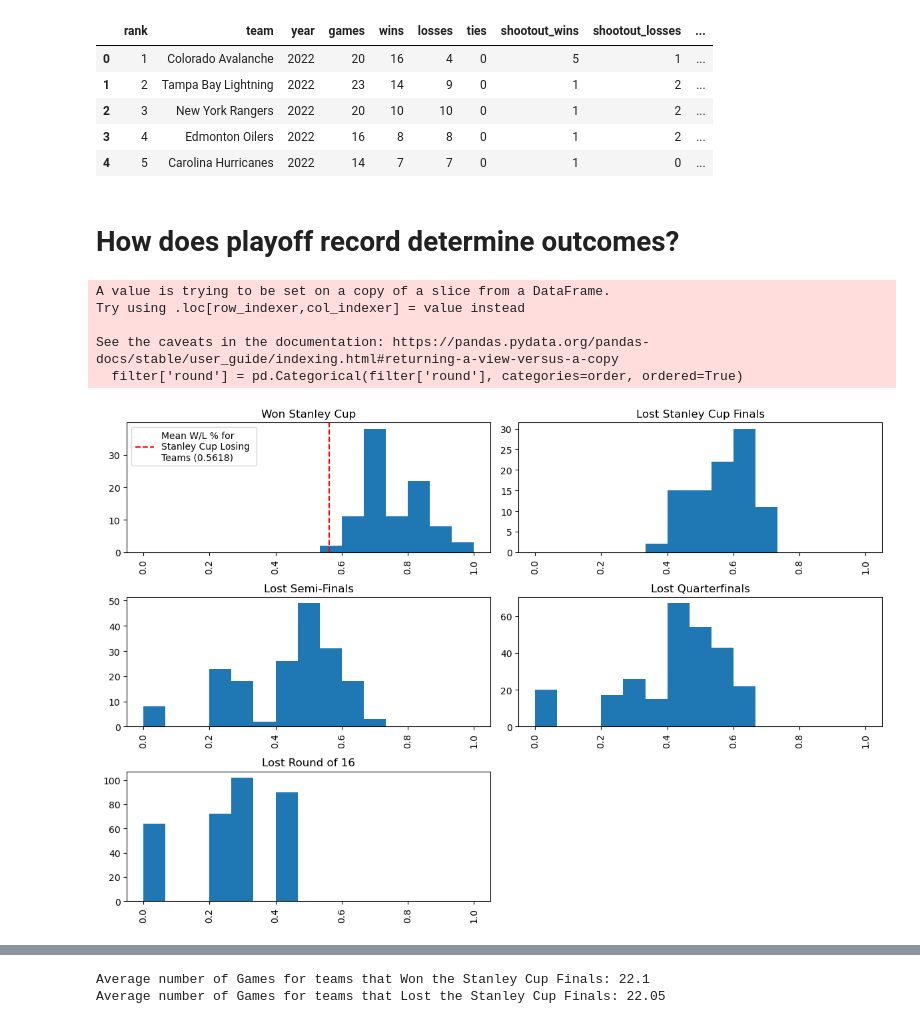
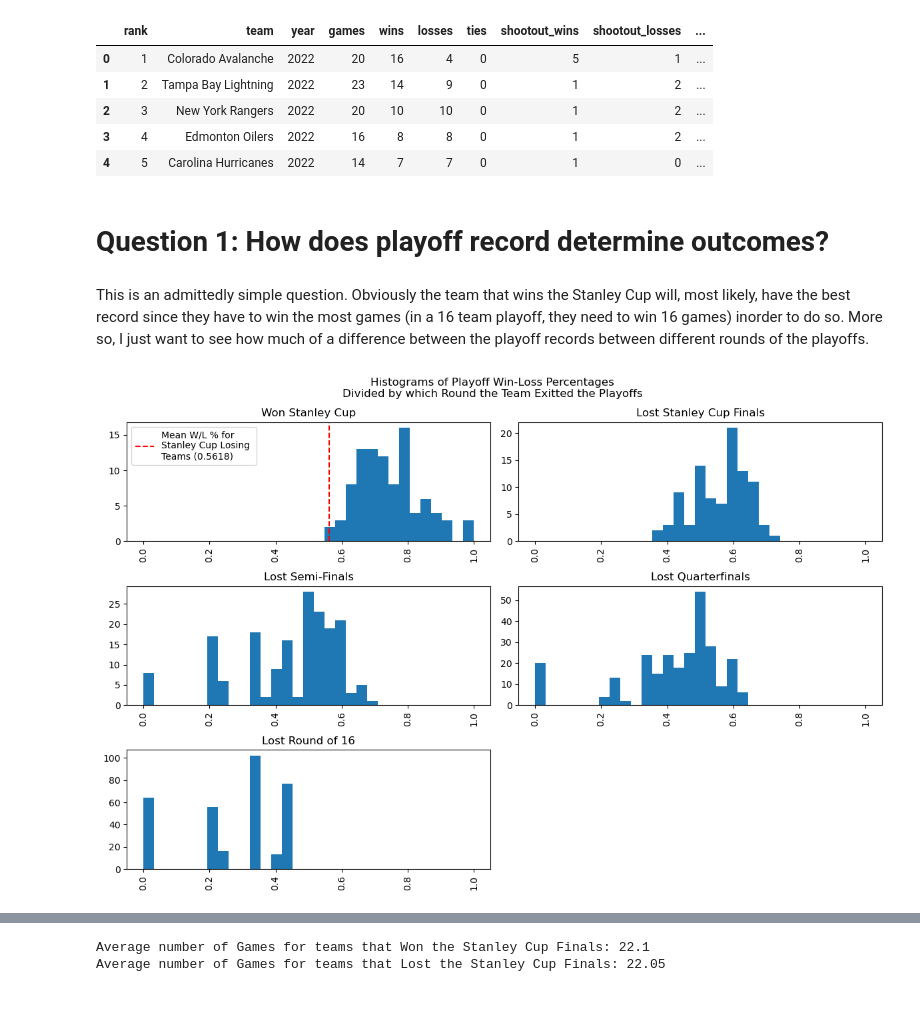
Before and after one commit to Kurt-Geissler/DSCI-235-Final-Project---Stanley-Cup-Playoffs-Analysis, a Jupyter notebook: Geissler - DSCI 235 Final Project.ipynb, the cells around one changed output, grey strips where cells are left out. Drawn from its saved outputs; the diff is of its cells as text; code cells hidden in the pictures.

```diff
--- a/Geissler - DSCI 235 Final Project.ipynb
+++ b/Geissler - DSCI 235 Final Project.ipynb
@@ -76,6 +81,8 @@ playoffs.loc[playoffs['num_teams'] == 4, 'round'] = playoffs['round'].replace(
 )
 
 playoffs['round'] = pd.Categorical(playoffs['round'])
+bins_playoffs = round(np.sqrt(len(playoffs)))
+bins_16 = round(np.sqrt(len(playoffs.loc[playoffs['num_teams'] == 16])))
 playoffs.head()
 # %% [output]
 |  | rank | team | year | games | wins | losses | ties | shootout_wins | shootout_losses | ... |
@@ -85,31 +92,31 @@ playoffs.head()
 | 3 | 4 | Edmonton Oilers | 2022 | 16 | 8 | 8 | 0 | 1 | 2 | ... |
 | 4 | 5 | Carolina Hurricanes | 2022 | 14 | 7 | 7 | 0 | 1 | 0 | ... |
 # %% [markdown]
-# How does playoff record determine outcomes?
+# Question 1: How does playoff record determine outcomes?
+# %% [markdown]
+This is an admittedly simple question. Obviously the team that wins the Stanley Cup will, most likely, have the best record since they have to win the most games (in a 16 team playoff, they need to win 16 games) inorder to do so. More so, I just want to see how much of a difference between the playoff records between different rounds of the playoffs.
 # %%
 order = ['Won Stanley Cup',
         'Lost Stanley Cup Finals',
         'Lost Semi-Finals',
         'Lost Quarterfinals',
         'Lost Round of 16']
 
 filter = playoffs[(playoffs['round'] != 'Lost Round of 3') & (playoffs['round'] != 'Lost Round of 24') & (playoffs['round'] != 'Lost Round of 12')]
 filter['round'] = pd.Categorical(filter['round'], categories=order, ordered=True)
 mean_wl_losing = filter.loc[filter['round'] == 'Lost Stanley Cup Finals', 'win_loss_percentage'].mean()
 
 histograms = filter.hist(column='win_loss_percentage',by='round',
-                           bins=15, figsize=(12,8), range=(0,1))
+                           bins=bins_playoffs, figsize=(12,8), range=(0,1))
 
 ax = histograms.flatten()[0]
 ax.axvline(mean_wl_losing, linestyle='--', color='red', label=f'Mean W/L % for \nStanley Cup Losing \nTeams ({mean_wl_losing})')
 ax.legend()
 
+fig = histograms.flatten()[0].get_figure()
+fig.suptitle('Histograms of Playoff Win-Loss Percentages\nDivided by which Round the Team Exitted the Playoffs')
+
 plt.tight_layout()
 plt.show()
 # %% [output]
-A value is trying to be set on a copy of a slice from a DataFrame.
-Try using .loc[row_indexer,col_indexer] = value instead
-
-See the caveats in the documentation: https://pandas.pydata.org/pandas-docs/stable/user_guide/indexing.html#returning-a-view-versus-a-copy
-  filter['round'] = pd.Categorical(filter['round'], categories=order, ordered=True)
-[figure, old version]
+[figure, new version]
```
Also changed, not shown: parts of 59 cells of this notebook.
